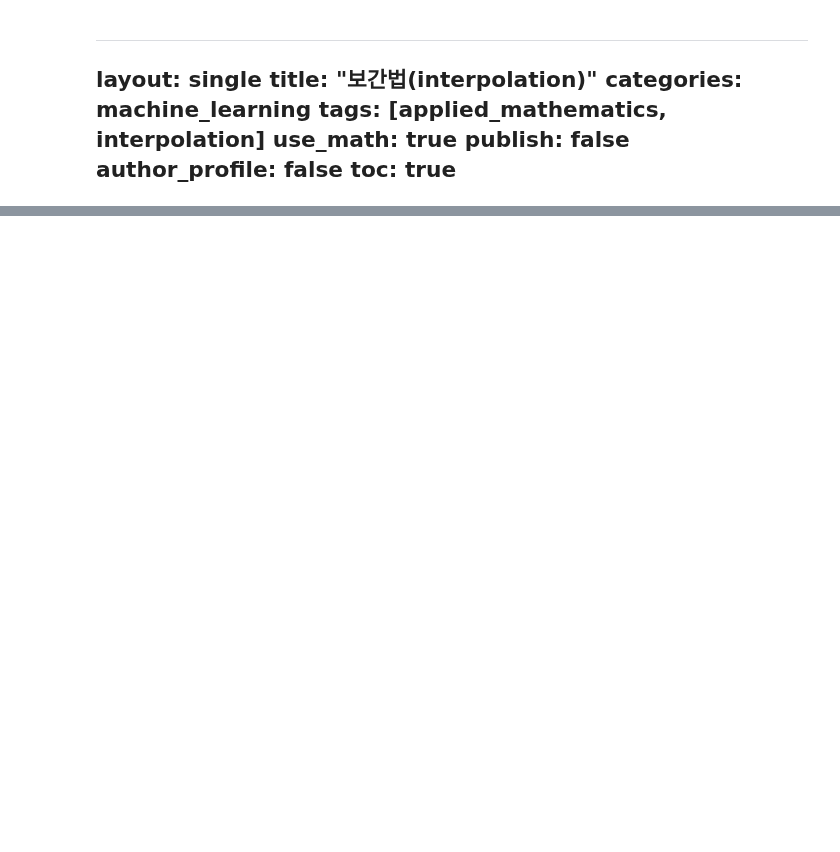
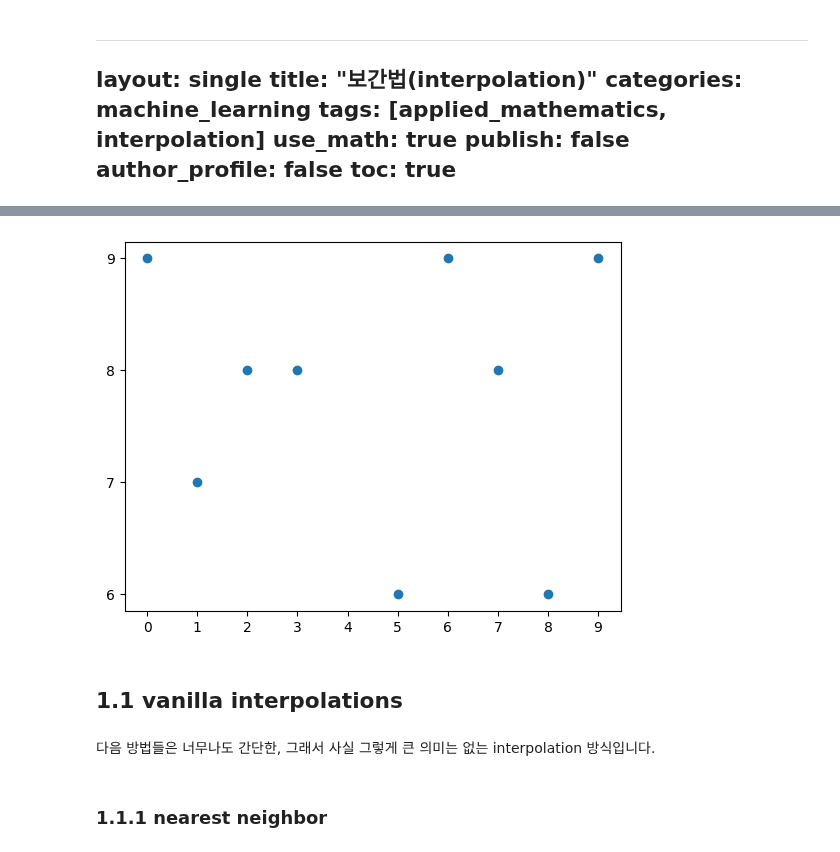
Before and after one commit to govin08/our-socar, a Jupyter notebook: assets/ipynb/2023-05-27-interpolation.ipynb, the cells around one changed output, grey strips where cells are left out. Drawn from its saved outputs; the diff is of its cells as text; code cells hidden in the pictures; blank space fills up the shorter version.

Commit message:
interpolation chapter 1 completed anyway

```diff
--- a/assets/ipynb/2023-05-27-interpolation.ipynb
+++ b/assets/ipynb/2023-05-27-interpolation.ipynb
@@ -65,0 +46,24 @@ $n+1$개의 점이 이미 찍혀있는 상태에서, 이 점들을 적절히 이
+# %%
+# generating an arbitrary sequence of numbers with (possibly) missing values
+import numpy as np
+import matplotlib.pyplot as plt
+from scipy import interpolate
+min = 5
+max = 10
+length = 10
+x = np.arange(0, length)
+y = np.random.randint(min, max, length)
+x = np.delete(x, np.where(y == 5))
+y = np.delete(y, np.where(y == 5))
+plt.xticks(np.arange(0, length, 1))
+plt.yticks(np.arange(min ,max, 1))
+plt.scatter(x,y)
+plt.savefig("../../images/2023-05-27-interpolation/1c.png")
+# %% [output]
+[figure, added]
+# %% [markdown]
+## 1.1 vanilla interpolations
+# %% [markdown]
+다음 방법들은 너무나도 간단한, 그래서 사실 그렇게 큰 의미는 없는 interpolation 방식입니다.
+# %% [markdown]
+### 1.1.1 nearest neighbor
```
Also changed, not shown: parts of 43 cells of this notebook, 25 other files.
